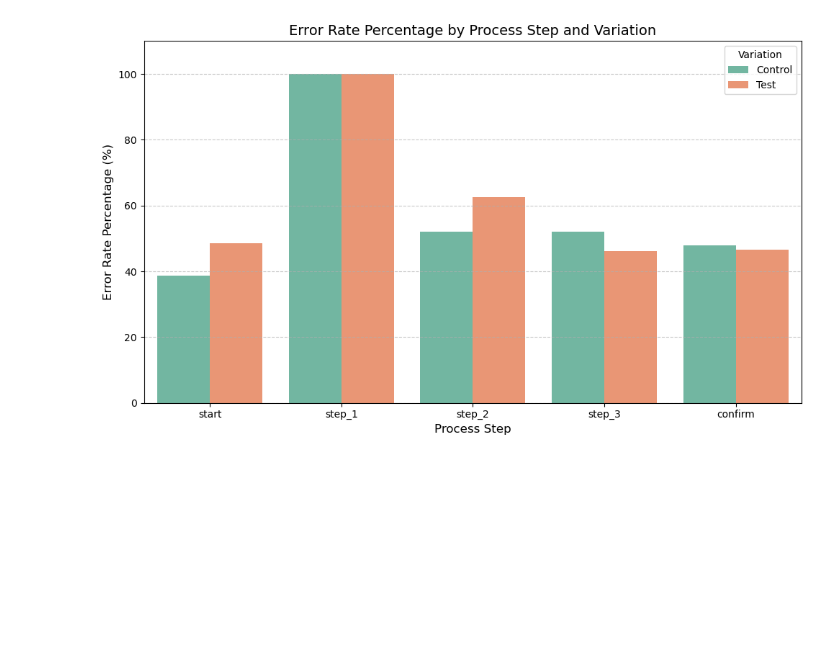
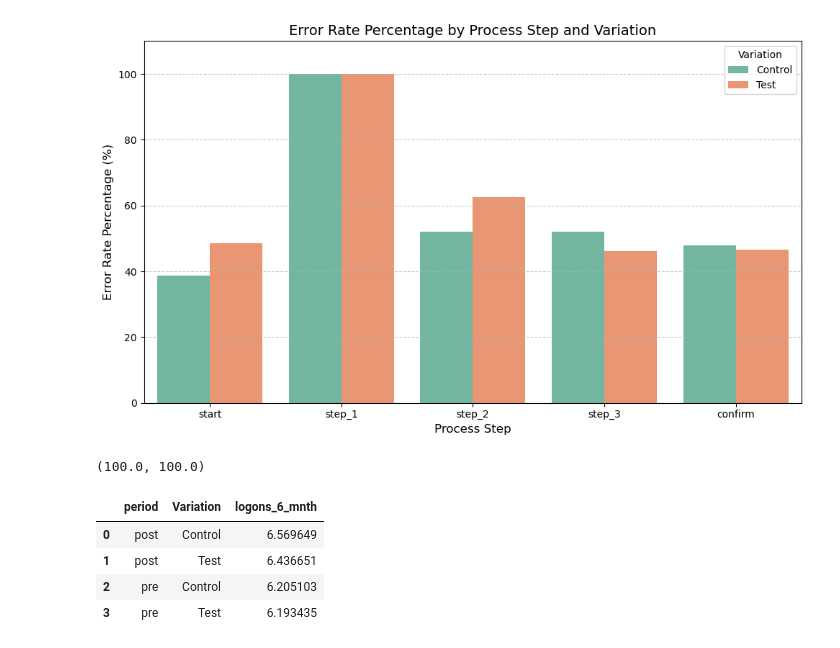
Before and after one commit to Aurelie75FR/Vangard--AB-Test, a Jupyter notebook: notebooks/explo_insights_Aur.ipynb, the cells around one changed output. Saved outputs shown, nothing was run; the diff lists cells and outputs as text; code cells hidden in the pictures; blank space fills up the shorter version.

```diff
--- a/notebooks/explo_insights_Aur.ipynb
+++ b/notebooks/explo_insights_Aur.ipynb
@@ -15,13 +15,13 @@ Taux d’abandon (%) entre les étapes du funnel.
 
 Taux de conversion globale (%) du funnel.
 # %%
-file = r"..\data\clean\clean_df_all_with_dates_and_time.csv"
-file_test = r"..\data\clean\cleaned_df_all_by_Test.csv"
-file_control = r"..\data\clean\cleaned_df_all_by_Control.csv"
+file = r"..\data\clean\clean_Aurelie\clean_df_all_with_dates_and_time.csv"
+#file_test = r"..\data\clean\cleaned_df_all_by_Test.csv"
+#file_control = r"..\data\clean\cleaned_df_all_by_Control.csv"
 
 df_all = pd.read_csv(file)
-df_test = pd.read_csv(file_test)
-df_control =  pd.read_csv(file_control)
+#df_test = pd.read_csv(file_test)
+#df_control =  pd.read_csv(file_control)
 
 
 
@@ -535,3 +535,31 @@ plt.tight_layout()
 plt.show()
 # %% [output]
 [figure]
+# %%
+#engamenet des client sur la durée
+df_all['date'] = pd.to_datetime(df_all['date'], dayfirst=True)
+
+df_all = df_all.sort_values(by=['client_id', 'date'])
+first_visits = df_all.groupby('client_id')['date'].first().reset_index()
+subsequent_visits = df_all.merge(first_visits, on='client_id', suffixes=('', '_first'))
+
+subsequent_visits['days_since_first'] = (subsequent_visits['date'] - subsequent_visits['date_first']).dt.days
+
+return_7_days = subsequent_visits[subsequent_visits['days_since_first'] <= 7]['client_id'].nunique() / first_visits['client_id'].nunique() * 100
+return_30_days = subsequent_visits[subsequent_visits['days_since_first'] <= 30]['client_id'].nunique() / first_visits['client_id'].nunique() * 100
+
+return_7_days, return_30_days
+# %% [output]
+(100.0, 100.0)
+# %%
+experiment_start_date = pd.to_datetime("01/05/2017", dayfirst=True)
+df_all['period'] = df_all['date'].apply(lambda x: 'pre' if x < experiment_start_date else 'post')
+
+logons_summary = df_all.groupby(['period', 'Variation'])['logons_6_mnth'].mean().reset_index()
+logons_summary
+# %% [output]
+|  | period | Variation | logons_6_mnth |
+| 0 | post | Control | 6.569649 |
+| 1 | post | Test | 6.436651 |
+| 2 | pre | Control | 6.205103 |
+| 3 | pre | Test | 6.193435 |
```
Also changed, not shown: parts of 2 cells of this notebook.
